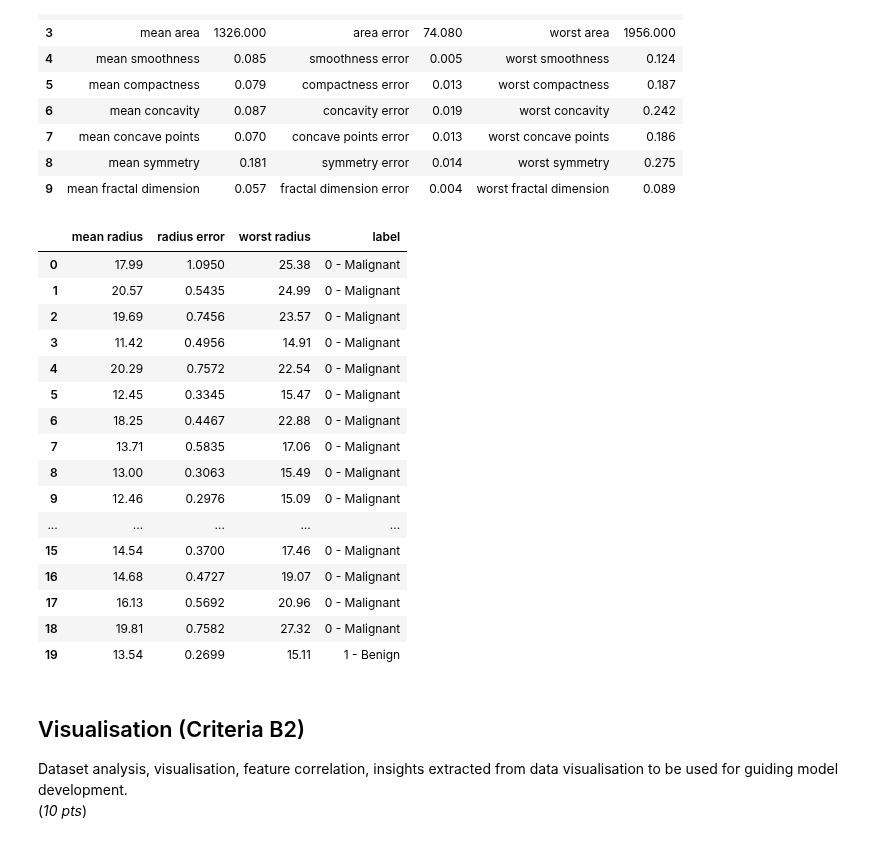
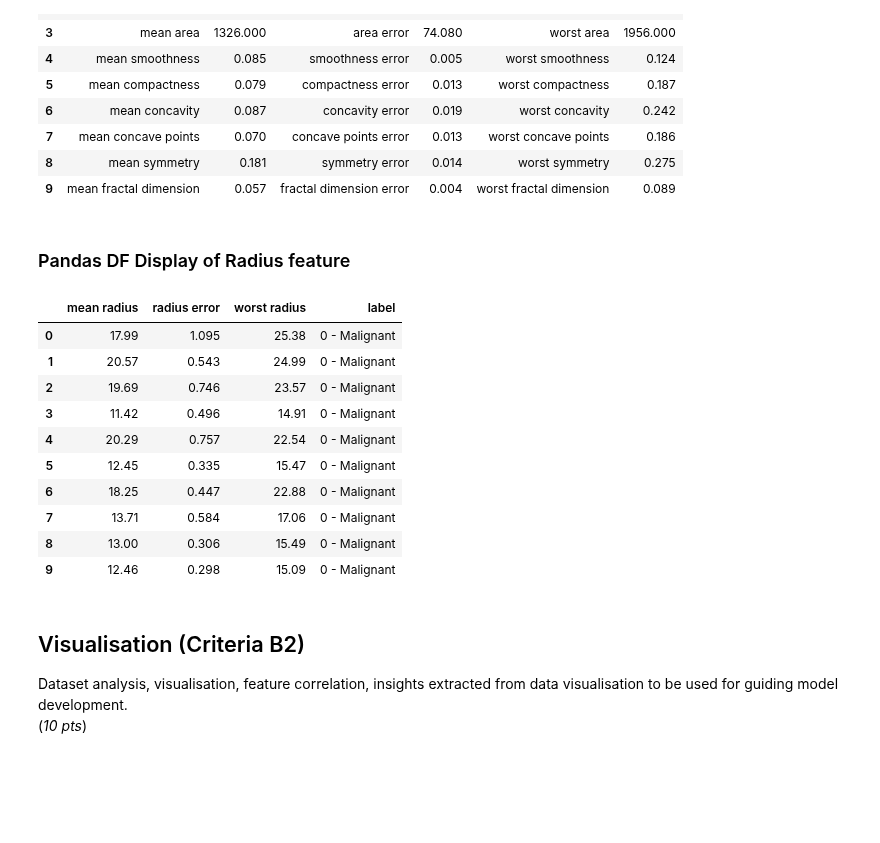
Before and after one commit to 4rtify/RoboticsJourney, a Jupyter notebook: Self_Study/1.PatternReg.ML/Uni.Assignment/Assignment_Part2/Part2.ipynb, the cells around one changed output. Drawn from its saved outputs; the diff is of its cells as text; code cells hidden in the pictures; blank space fills up the shorter version.

```diff
--- a/Self_Study/1.PatternReg.ML/Uni.Assignment/Assignment_Part2/Part2.ipynb
+++ b/Self_Study/1.PatternReg.ML/Uni.Assignment/Assignment_Part2/Part2.ipynb
@@ -130,39 +132,24 @@ df_combined
+# %% [markdown]
+### Pandas DF Display of Radius feature
 # %%
-# Create a DataFrame for the feature data
 cancer_df = pd.DataFrame(cancer.data, columns=cancer.feature_names)
-
-# Create a DataFrame for the target labels
 labels_df = pd.DataFrame(cancer.target, columns=['label'])
-
-# Map target values to labels
 labels_df['label'] = labels_df['label'].map({0: '0 - Malignant', 1: '1 - Benign'})
-
-# Select the specific columns for mean radius, radius SE, and worst radius
 selected_columns = cancer_df[['mean radius', 'radius error', 'worst radius']]
-
-# Concatenate the selected columns with the labels
 result_df = pd.concat([selected_columns, labels_df], axis=1)
-
-# Display the DataFrame with the mean radius, radius SE, worst radius, and label
-result_df.head(20)
+result_df.head(10)
 # %% [output]
 |  | mean radius | radius error | worst radius | label |
-| 0 | 17.99 | 1.0950 | 25.38 | 0 - Malignant |
-| 1 | 20.57 | 0.5435 | 24.99 | 0 - Malignant |
-| 2 | 19.69 | 0.7456 | 23.57 | 0 - Malignant |
-| 3 | 11.42 | 0.4956 | 14.91 | 0 - Malignant |
-| 4 | 20.29 | 0.7572 | 22.54 | 0 - Malignant |
-| 5 | 12.45 | 0.3345 | 15.47 | 0 - Malignant |
-| 6 | 18.25 | 0.4467 | 22.88 | 0 - Malignant |
-| 7 | 13.71 | 0.5835 | 17.06 | 0 - Malignant |
-| 8 | 13.00 | 0.3063 | 15.49 | 0 - Malignant |
-| 9 | 12.46 | 0.2976 | 15.09 | 0 - Malignant |
-| ... | ... | ... | ... | ... |
-| 15 | 14.54 | 0.3700 | 17.46 | 0 - Malignant |
-| 16 | 14.68 | 0.4727 | 19.07 | 0 - Malignant |
-| 17 | 16.13 | 0.5692 | 20.96 | 0 - Malignant |
-| 18 | 19.81 | 0.7582 | 27.32 | 0 - Malignant |
-| 19 | 13.54 | 0.2699 | 15.11 | 1 - Benign |
+| 0 | 17.99 | 1.095 | 25.38 | 0 - Malignant |
+| 1 | 20.57 | 0.543 | 24.99 | 0 - Malignant |
+| 2 | 19.69 | 0.746 | 23.57 | 0 - Malignant |
+| 3 | 11.42 | 0.496 | 14.91 | 0 - Malignant |
+| 4 | 20.29 | 0.757 | 22.54 | 0 - Malignant |
+| 5 | 12.45 | 0.335 | 15.47 | 0 - Malignant |
+| 6 | 18.25 | 0.447 | 22.88 | 0 - Malignant |
+| 7 | 13.71 | 0.584 | 17.06 | 0 - Malignant |
+| 8 | 13.00 | 0.306 | 15.49 | 0 - Malignant |
+| 9 | 12.46 | 0.298 | 15.09 | 0 - Malignant |
 # %% [markdown]
 ## Visualisation (Criteria B2)
 Dataset analysis, visualisation, feature correlation, insights extracted from data visualisation to be used for guiding model development.
```
Also changed, not shown: parts of 26 cells of this notebook, 1 other file.
